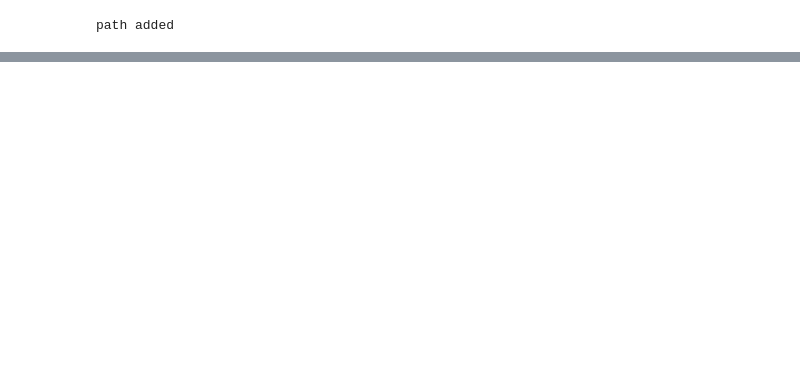
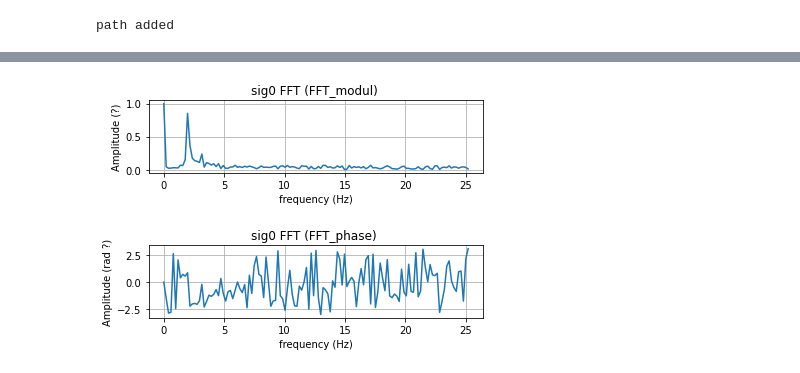
Before and after one commit to Octavius26/Data_analysis, a Jupyter notebook: demo.ipynb, the cells around one changed output, grey strips where cells are left out. Drawn from its saved outputs; the diff is of its cells as text; code cells hidden in the pictures; blank space fills up the shorter version.

```diff
--- a/demo.ipynb
+++ b/demo.ipynb
@@ -159,0 +112,4 @@ plt.ylim(0,4)
+# %%
+sig0.fft().plot()
+# %% [output]
+[figure, added]
```
Also changed, not shown: parts of 31 cells of this notebook, 1 other file.
